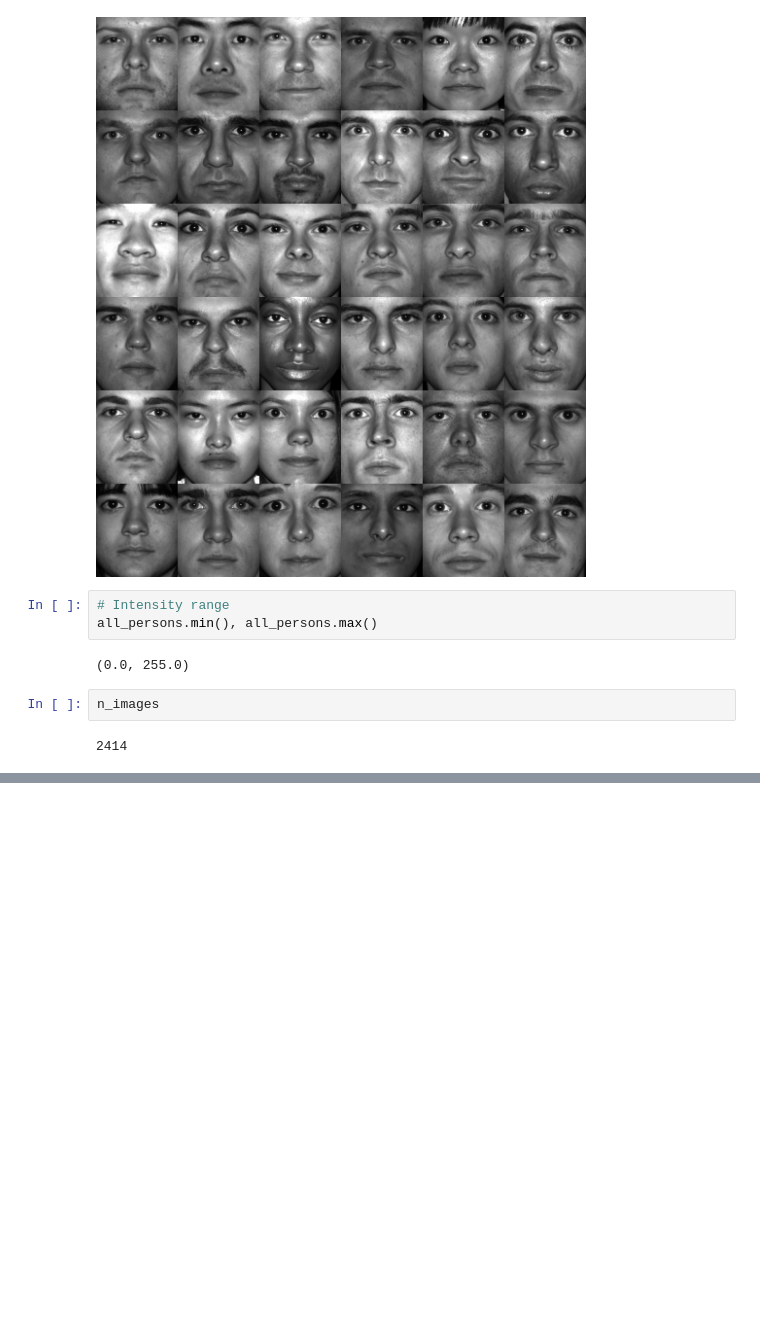
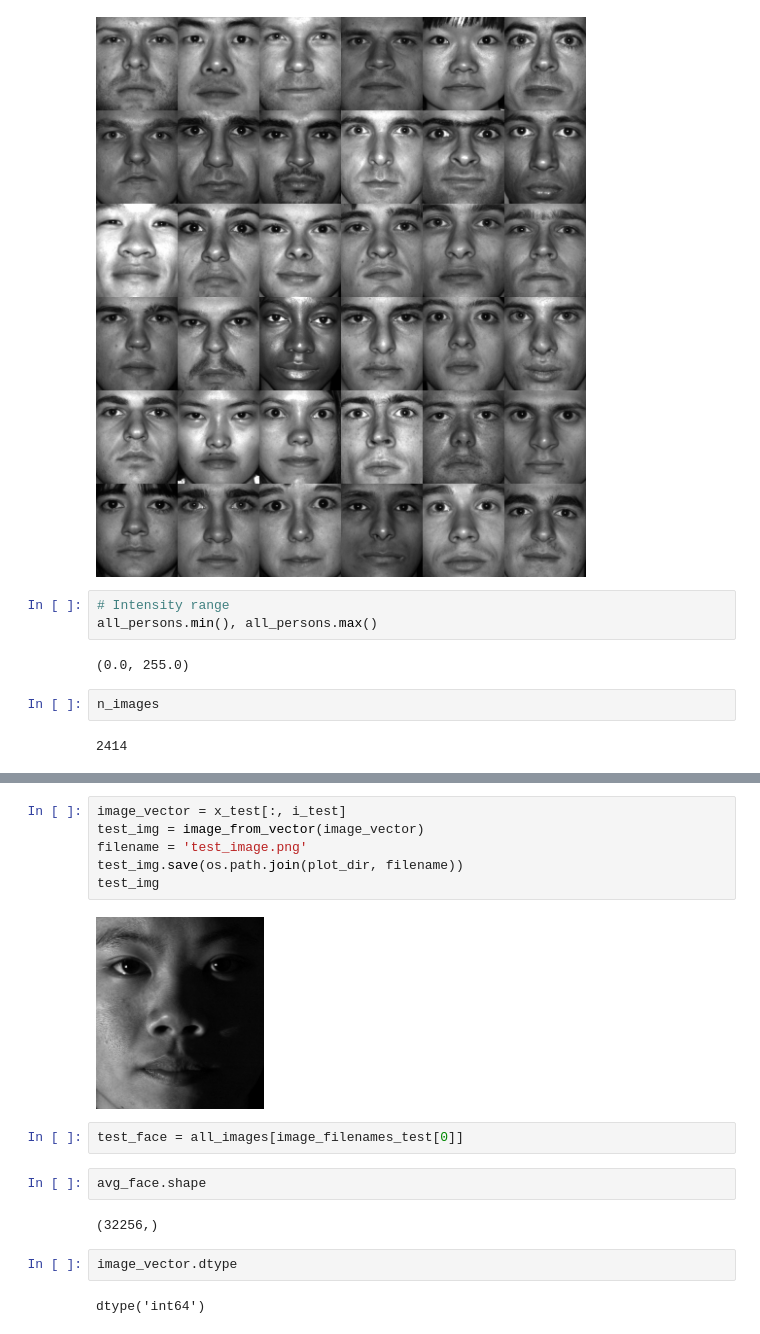
Before and after one commit to billtubbs/mech-575, a Jupyter notebook: Chapter-1-eigenfaces-example.ipynb, the cells around one changed output, grey strips where cells are left out. Drawn from its saved outputs; the diff is of its cells as text; blank space fills up the shorter version.

```diff
--- a/Chapter-1-eigenfaces-example.ipynb
+++ b/Chapter-1-eigenfaces-example.ipynb
@@ -197,0 +309,18 @@ X matrix size: (32256, 2414)
+# %%
+image_vector = x_test[:, i_test]
+test_img = image_from_vector(image_vector)
+filename = 'test_image.png'
+test_img.save(os.path.join(plot_dir, filename))
+test_img
+# %% [output]
+[figure, added]
+# %%
+test_face = all_images[image_filenames_test[0]]
+# %%
+avg_face.shape
+# %% [output]
+(32256,)
+# %%
+image_vector.dtype
+# %% [output]
+dtype('int64')
```
Also changed, not shown: parts of 26 cells of this notebook.
